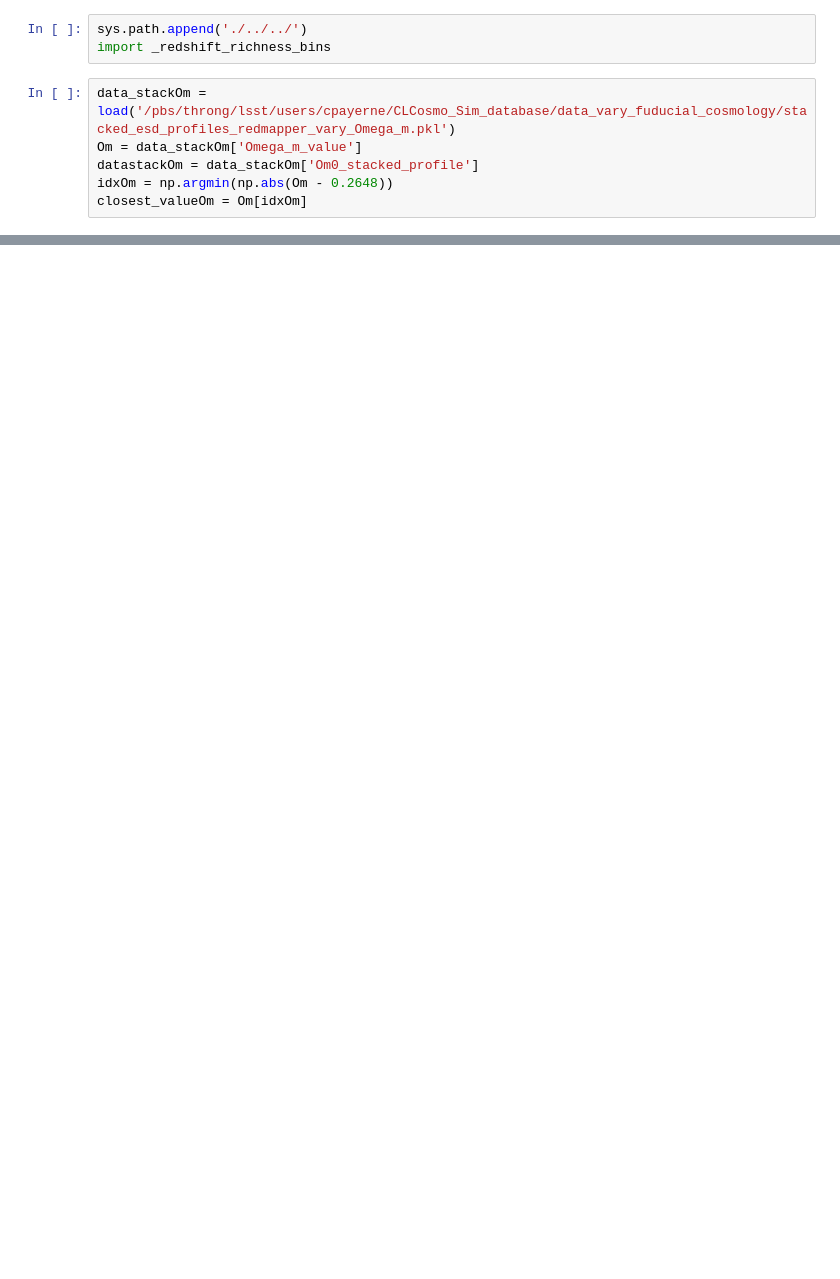
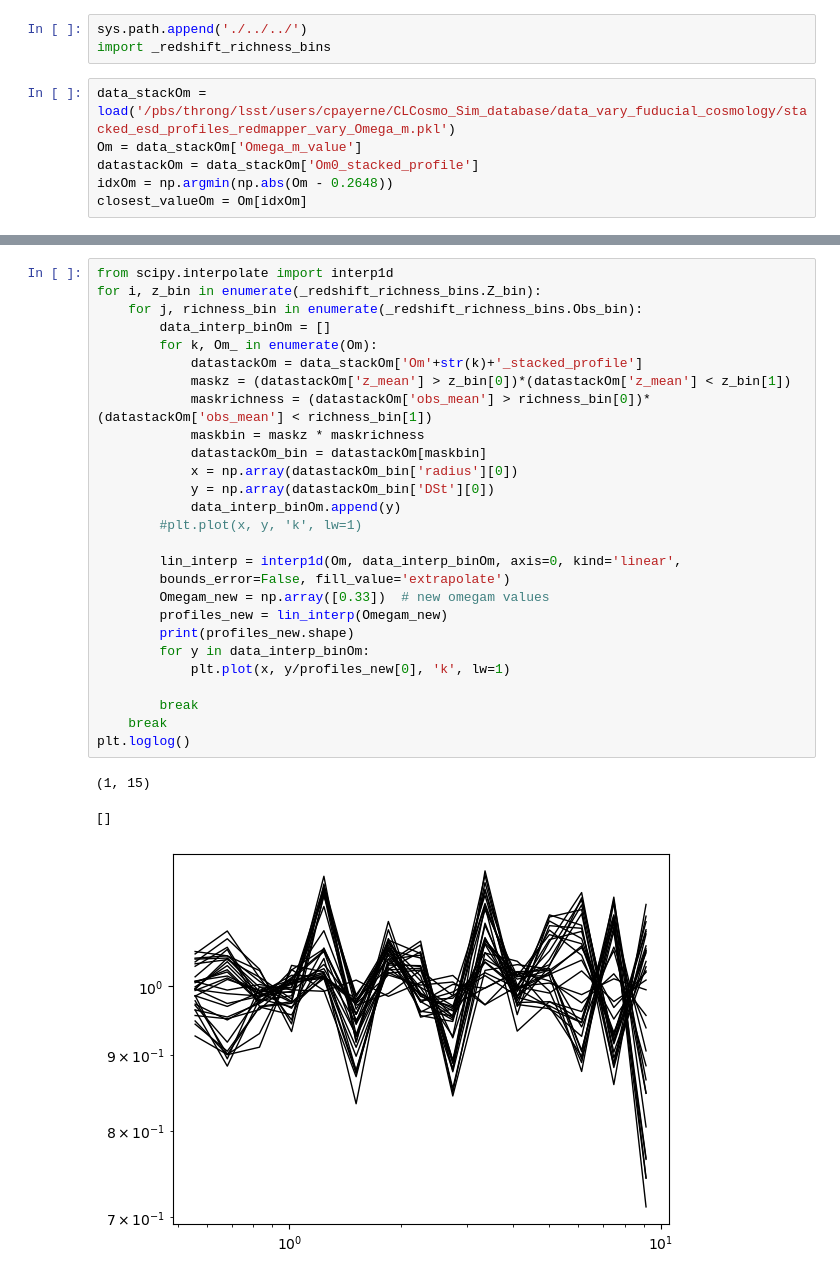
Before and after one commit to LSSTDESC/CLCosmo_Sim, a Jupyter notebook: extract_DC2_data/extract_DC2_data_vary_fiducial_cosmology/see_saved_files.ipynb, the cells around one changed output, grey strips where cells are left out. Cells and saved outputs as stored; diff of their text form; blank space fills up the shorter version.

```diff
--- a/extract_DC2_data/extract_DC2_data_vary_fiducial_cosmology/see_saved_files.ipynb
+++ b/extract_DC2_data/extract_DC2_data_vary_fiducial_cosmology/see_saved_files.ipynb
@@ -191,0 +115,31 @@ for i, z_bin in enumerate(_redshift_richness_bins.Z_bin):
+# %%
+from scipy.interpolate import interp1d
+for i, z_bin in enumerate(_redshift_richness_bins.Z_bin):
+    for j, richness_bin in enumerate(_redshift_richness_bins.Obs_bin):
+        data_interp_binOm = []
+        for k, Om_ in enumerate(Om):
+            datastackOm = data_stackOm['Om'+str(k)+'_stacked_profile']
+            maskz = (datastackOm['z_mean'] > z_bin[0])*(datastackOm['z_mean'] < z_bin[1])
+            maskrichness = (datastackOm['obs_mean'] > richness_bin[0])*(datastackOm['obs_mean'] < richness_bin[1])
+            maskbin = maskz * maskrichness
+            datastackOm_bin = datastackOm[maskbin]
+            x = np.array(datastackOm_bin['radius'][0])
+            y = np.array(datastackOm_bin['DSt'][0])
+            data_interp_binOm.append(y)
+        #plt.plot(x, y, 'k', lw=1)
+
+        lin_interp = interp1d(Om, data_interp_binOm, axis=0, kind='linear',
+        bounds_error=False, fill_value='extrapolate')
+        Omegam_new = np.array([0.33])  # new omegam values
+        profiles_new = lin_interp(Omegam_new)
+        print(profiles_new.shape)
+        for y in data_interp_binOm:
+            plt.plot(x, y/profiles_new[0], 'k', lw=1)
+
+        break
+    break
+plt.loglog()
+# %% [output]
+(1, 15)
+[]
+[figure, added]
```
Also changed, not shown: parts of 10 cells of this notebook, 25 other files.
